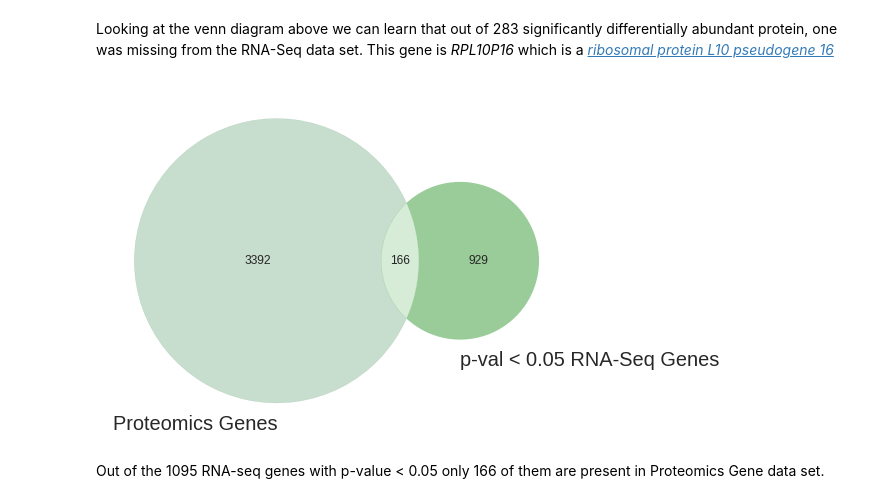
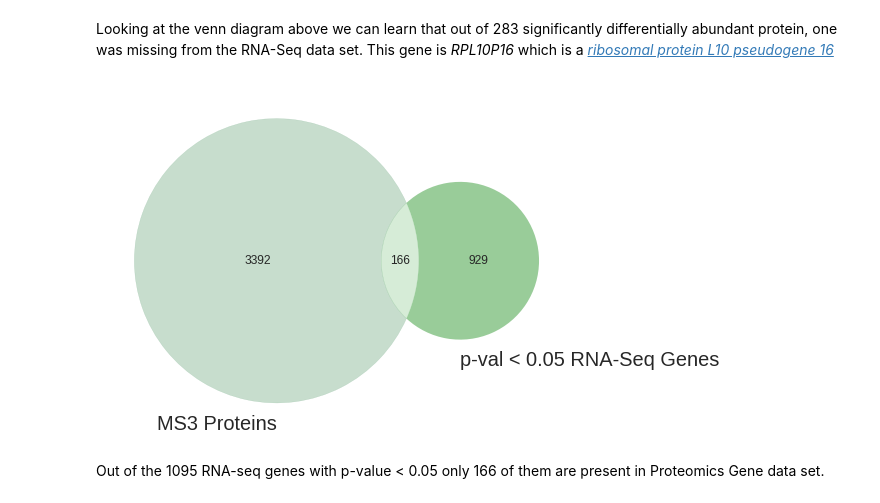
Before and after one commit to J-Wengler/winter-internship-2017, a Jupyter notebook: src/Distribution of Log Fold Change.ipynb, the cells around one changed output. Saved outputs shown, nothing was run; the diff lists cells and outputs as text; code cells hidden in the pictures.

```diff
--- a/src/Distribution of Log Fold Change.ipynb
+++ b/src/Distribution of Log Fold Change.ipynb
@@ -164,7 +164,7 @@ intersectProtRNAs = len(set(lowQVal['Symbol']).intersection(datPD['symbol']))
 # Plot the sets and intersection
 with sns.plotting_context('paper', font_scale=0.9):
     intProtRNAs = [datPD.shape[0] - intersectProtRNAs, lowQVal.shape[0] - intersectProtRNAs, intersectProtRNAs]
-    intProtRNAsVenn = venn2(intProtRNAs, ['RNA-Seq Genes', 'q-val < 0.05 Proteomics Genes'])
+    intProtRNAsVenn = venn2(intProtRNAs, ['RNA-Seq Genes', 'q-val < 0.05 MS3 Proteins'])
 
     intProtRNAsVenn.get_patch_by_id('10').set_color('#73AB84')
     intProtRNAsVenn.get_patch_by_id('11').set_color('#99D19C')
@@ -181,16 +181,16 @@ Looking at the venn diagram above we can learn that out of 283 significantly dif
 # %%
 # Create intersection between proteomics genes with q-value < 0.05 and total RNA-seq genes
 intersectRNAsProt = len(set(lowPVal['symbol']).intersection(protDatPD['Symbol']))
 
 # Plot the sets and intersection
 with sns.plotting_context('paper', font_scale=0.9):
     intProtRNAs = [protDatPD.shape[0] - intersectRNAsProt, lowPVal.shape[0] - intersectRNAsProt, intersectRNAsProt]
-    intProtRNAsVenn = venn2(intProtRNAs, ['Proteomics Genes', 'p-val < 0.05 RNA-Seq Genes'])
+    intProtRNAsVenn = venn2(intProtRNAs, ['MS3 Proteins', 'p-val < 0.05 RNA-Seq Genes'])
 
     intProtRNAsVenn.get_patch_by_id('10').set_color('#73AB84')
     intProtRNAsVenn.get_patch_by_id('11').set_color('#99D19C')
 # %% [output]
-[figure, old version]
+[figure, new version]
 # %% [markdown]
 Out of the 1095 RNA-seq genes with p-value < 0.05 only 166 of them are present in Proteomics Gene data set.
 # %%
```
Also changed, not shown: parts of 11 cells of this notebook.
